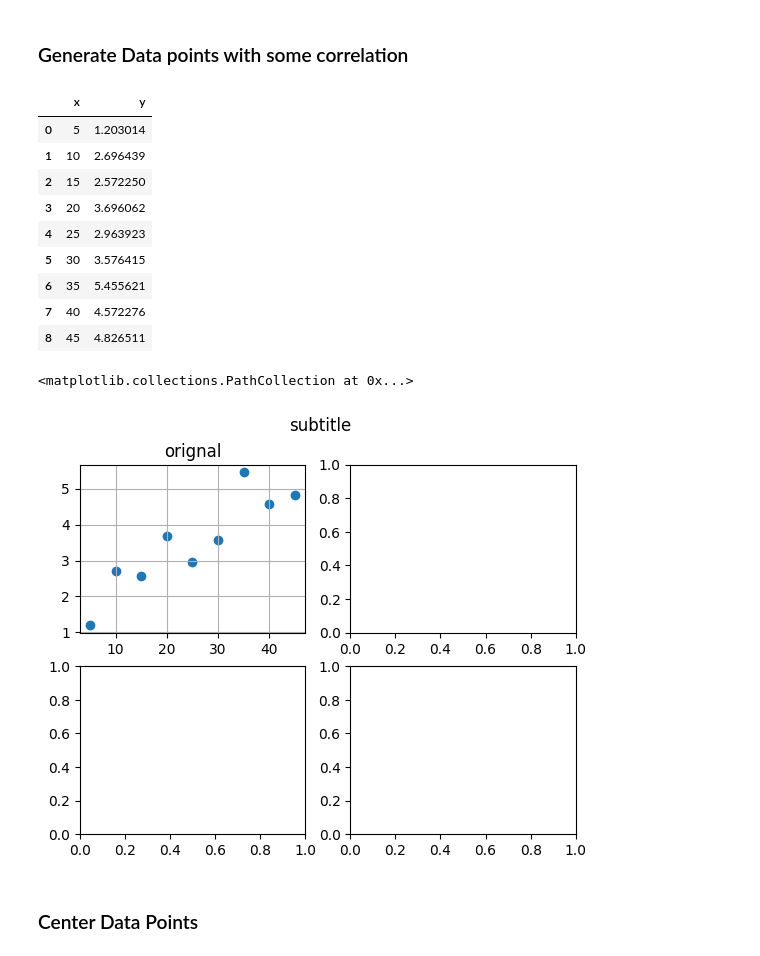
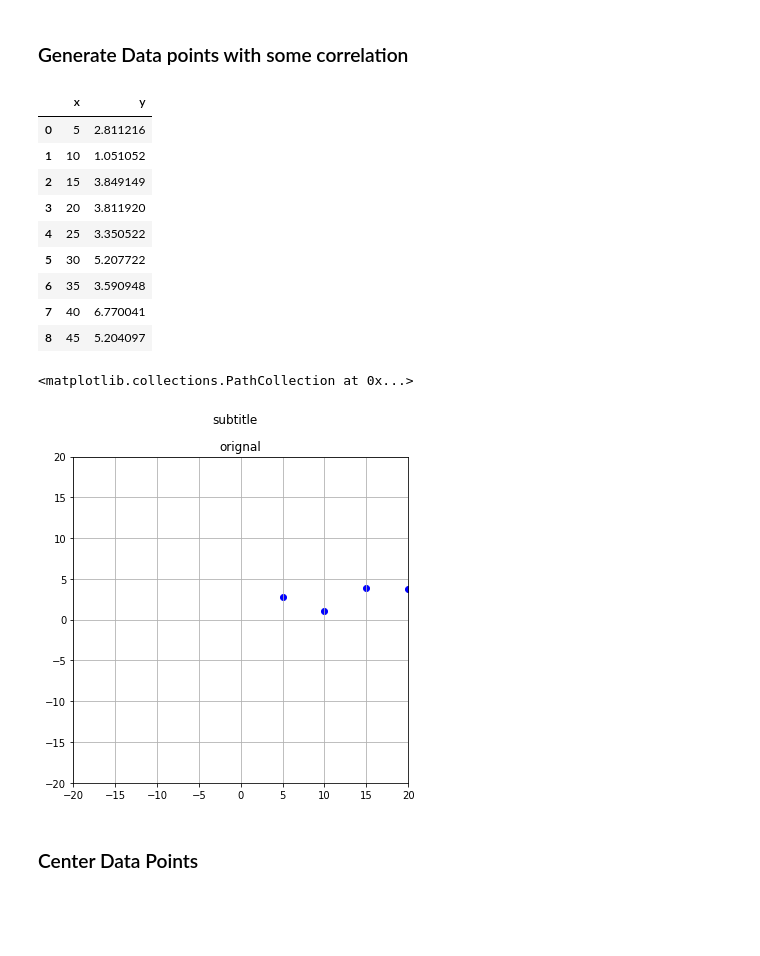
Before and after one commit to CAS-CS/cas-cs.github.io, a Jupyter notebook: lectures/FoML/.PythonCode/ClassDemo/07_PCA_Dimentionality_reduction.ipynb, the cells around one changed output. Cells and saved outputs as stored; diff of their text form; code cells hidden in the pictures; blank space fills up the shorter version.

```diff
--- a/lectures/FoML/.PythonCode/ClassDemo/07_PCA_Dimentionality_reduction.ipynb
+++ b/lectures/FoML/.PythonCode/ClassDemo/07_PCA_Dimentionality_reduction.ipynb
@@ -72,7 +72,7 @@ from random import randint,random,randrange
 x=np.arange(5,50,5)
 y=np.array([],dtype=float)
 for v in x:
-    noise=2*random()
+    noise=3*random()
     scale=10
 
     # try
@@ -83,25 +83,30 @@ df=pd.DataFrame(dict(x=x,y=y))
 df
 # %% [output]
 |  | x | y |
-| 0 | 5 | 1.203014 |
-| 1 | 10 | 2.696439 |
-| 2 | 15 | 2.572250 |
-| 3 | 20 | 3.696062 |
-| 4 | 25 | 2.963923 |
-| 5 | 30 | 3.576415 |
-| 6 | 35 | 5.455621 |
-| 7 | 40 | 4.572276 |
-| 8 | 45 | 4.826511 |
+| 0 | 5 | 2.811216 |
+| 1 | 10 | 1.051052 |
+| 2 | 15 | 3.849149 |
+| 3 | 20 | 3.811920 |
+| 4 | 25 | 3.350522 |
+| 5 | 30 | 5.207722 |
+| 6 | 35 | 3.590948 |
+| 7 | 40 | 6.770041 |
+| 8 | 45 | 5.204097 |
 # %%
-fig, ax = plt.subplots(2, 2)
+fig, ax = plt.subplots(1,figsize=(6,6))
 fig.suptitle("subtitle")
-ax1=ax[0,0]
+ax1=ax
 ax1.grid(True)
 ax1.set_title("orignal")
-ax1.scatter(x,y)
+minrange=min(min(xc),min(yc))
+maxrange=max(max(xc),max(yc))
+minrange,maxrange
+# ax2.axis[minrange,minrange,maxrange,maxrange]
+ax1.set(xlim=(minrange,maxrange),ylim=(minrange,maxrange))
+ax1.scatter(x,y,c='blue')
 # %% [output]
 <matplotlib.collections.PathCollection at 0x...>
-[figure, old version]
+[figure, new version]
 # %% [markdown]
 ### Center Data Points
 # %%
```
Also changed, not shown: parts of 19 cells of this notebook, 4 other files.
